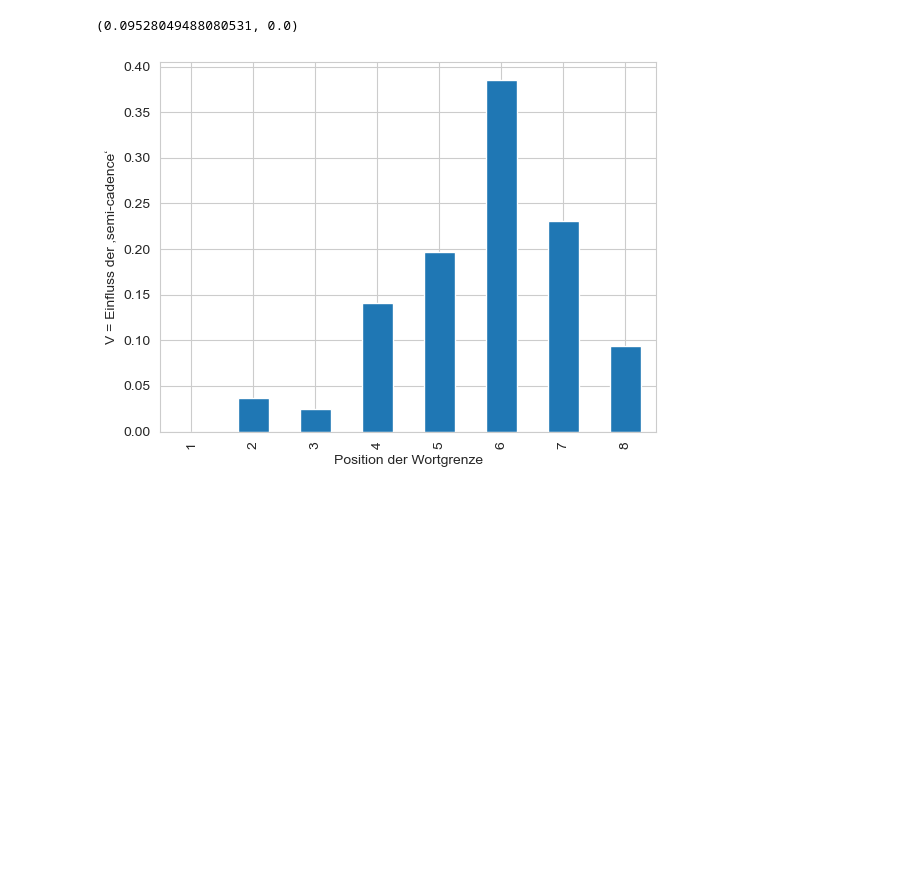
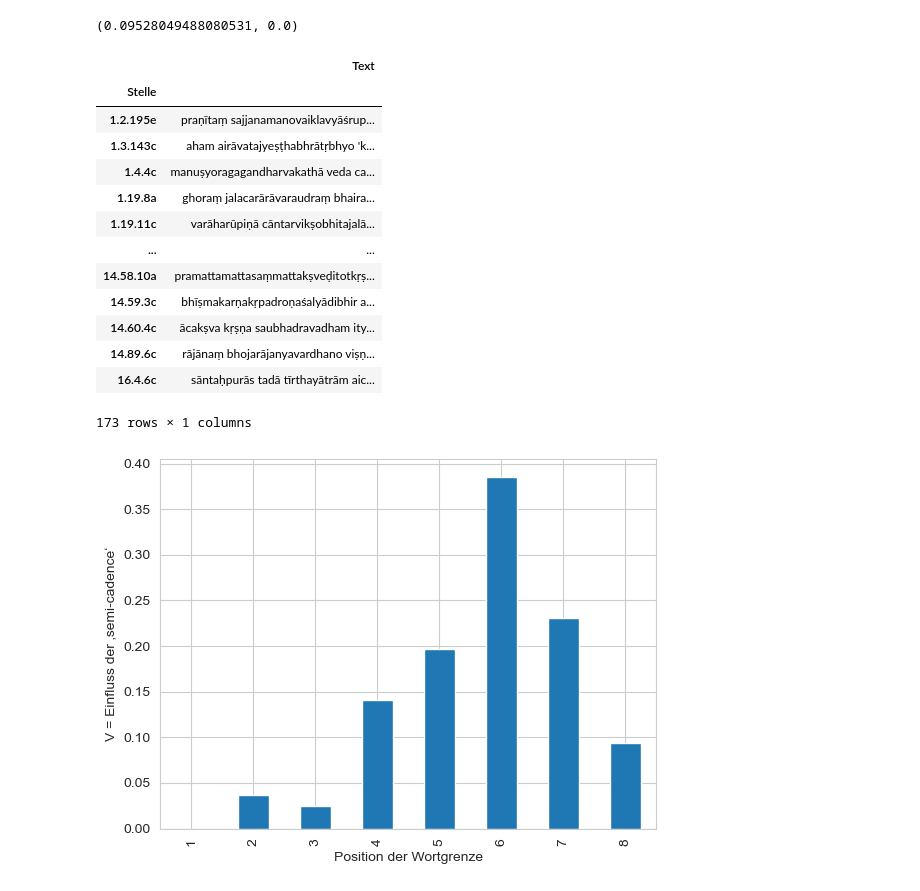
Before and after one commit to kmein/shloka, a Jupyter notebook: statistics.ipynb, the cells around one changed output. Drawn from its saved outputs; the diff is of its cells as text; code cells hidden in the pictures; blank space fills up the shorter version.

Commit message:
feat: collect runover shlokas

```diff
--- a/statistics.ipynb
+++ b/statistics.ipynb
@@ -1007,6 +1007,25 @@ scipy.stats.contingency.association(contingency_semi_cadence_break_position
                                    ), chi2_p(contingency_semi_cadence_break_position)
 # %% [output]
 (0.09528049488080531, 0.0)
+# %%
+runover_shlokas = shlokas[shlokas["Quantitäten + Wortgrenzen"].apply(lambda qs: not any(i == 9 for i, _ in enumerate_sublists(qs.split("."))))][["Text"]]
+write_table(runover_shlokas, "runover_shlokas", caption="Verse ohne Wortgrenze an der Pādagrenze")
+runover_shlokas
+# %% [output]
+|  | Text |
+| Stelle |  |
+| 1.2.195e | praṇītaṃ sajjanamanovaiklavyāśrup... |
+| 1.3.143c | aham airāvatajyeṣṭhabhrātṛbhyo 'k... |
+| 1.4.4c | manuṣyoragagandharvakathā veda ca... |
+| 1.19.8a | ghoraṃ jalacarārāvaraudraṃ bhaira... |
+| 1.19.11c | varāharūpiṇā cāntarvikṣobhitajalā... |
+| ... | ... |
+| 14.58.10a | pramattamattasaṃmattakṣveḍitotkṛṣ... |
+| 14.59.3c | bhīṣmakarṇakṛpadroṇaśalyādibhir a... |
+| 14.60.4c | ācakṣva kṛṣṇa saubhadravadham ity... |
+| 14.89.6c | rājānaṃ bhojarājanyavardhano viṣṇ... |
+| 16.4.6c | sāntaḥpurās tadā tīrthayātrām aic... |
+173 rows × 1 columns
 # %%
 positions = wortweise[wortweise["Position"] < 9]["Position"].unique()
 
```
Also changed, not shown: parts of 2 cells of this notebook.
